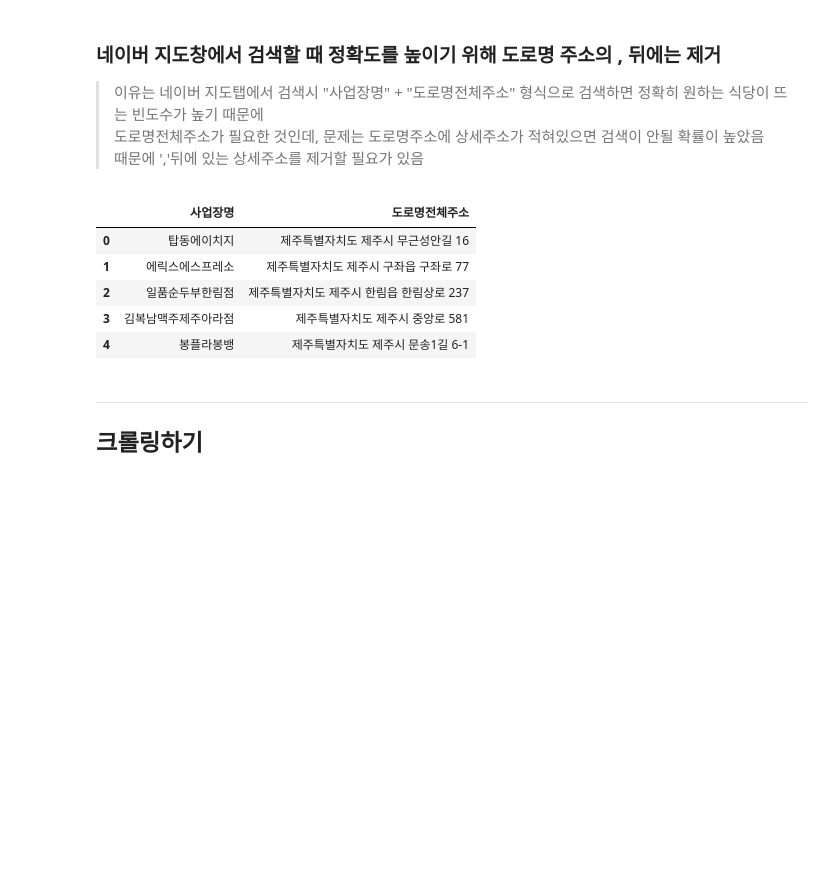
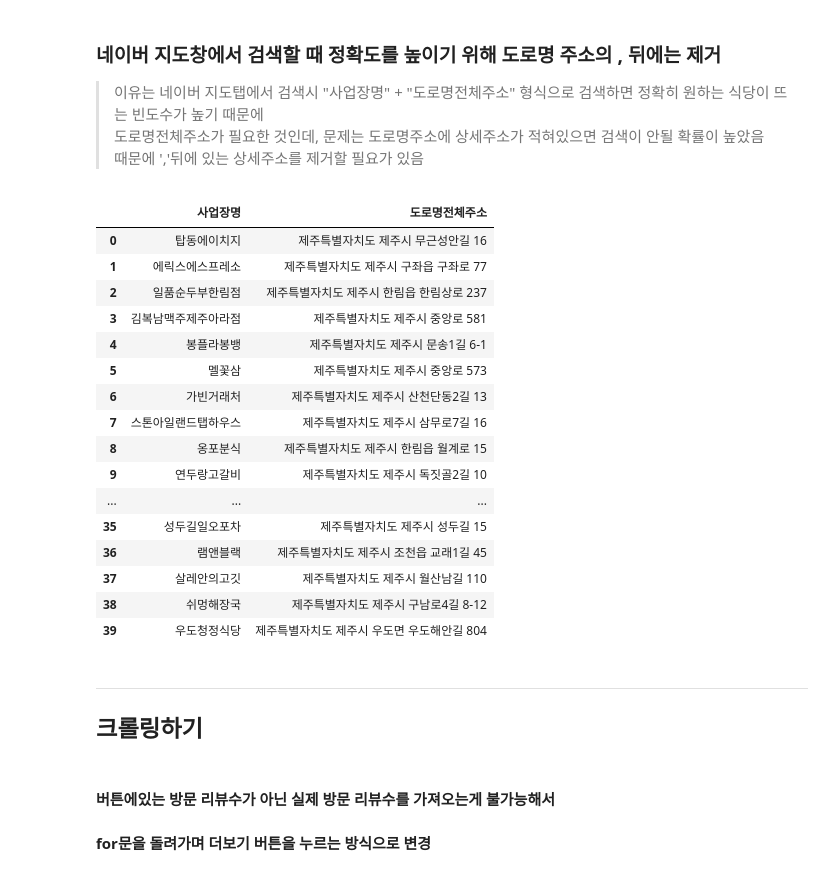
Before and after one commit to JejuTravelApp/DataAnalysis, a Jupyter notebook: TY_제주도식당_scrapy.ipynb, the cells around one changed output. Drawn from its saved outputs; the diff is of its cells as text; code cells hidden in the pictures; blank space fills up the shorter version.

```diff
--- a/TY_제주도식당_scrapy.ipynb
+++ b/TY_제주도식당_scrapy.ipynb
@@ -56,14 +48,25 @@ scrapy_df.head()
 # %%
 scrapy_df['도로명전체주소'] = scrapy_df['도로명전체주소'].str.split(',', n=1).str[0]
 # %%
-scrapy_df.head()
+scrapy_df.head(40)
 # %% [output]
 |  | 사업장명 | 도로명전체주소 |
 | 0 | 탑동에이치지 | 제주특별자치도 제주시 무근성안길 16 |
 | 1 | 에릭스에스프레소 | 제주특별자치도 제주시 구좌읍 구좌로 77 |
 | 2 | 일품순두부한림점 | 제주특별자치도 제주시 한림읍 한림상로 237 |
 | 3 | 김복남맥주제주아라점 | 제주특별자치도 제주시 중앙로 581 |
 | 4 | 봉플라봉뱅 | 제주특별자치도 제주시 문송1길 6-1 |
+| 5 | 멜꽃삼 | 제주특별자치도 제주시 중앙로 573 |
+| 6 | 가빈거래처 | 제주특별자치도 제주시 산천단동2길 13 |
+| 7 | 스톤아일랜드탭하우스 | 제주특별자치도 제주시 삼무로7길 16 |
+| 8 | 옹포분식 | 제주특별자치도 제주시 한림읍 월계로 15 |
+| 9 | 연두랑고갈비 | 제주특별자치도 제주시 독짓골2길 10 |
+| ... | ... | ... |
+| 35 | 성두길일오포차 | 제주특별자치도 제주시 성두길 15 |
+| 36 | 램앤블랙 | 제주특별자치도 제주시 조천읍 교래1길 45 |
+| 37 | 살레안의고깃 | 제주특별자치도 제주시 월산남길 110 |
+| 38 | 쉬멍해장국 | 제주특별자치도 제주시 구남로4길 8-12 |
+| 39 | 우도청정식당 | 제주특별자치도 제주시 우도면 우도해안길 804 |
 # %% [markdown]
 ---
 ## 크롤링하기
@@ -106,0 +120,3 @@ def extract_review():
+# %% [markdown]
+#### 버튼에있는 방문 리뷰수가 아닌 실제 방문 리뷰수를 가져오는게 불가능해서
+#### for문을 돌려가며 더보기 버튼을 누르는 방식으로 변경
```
Also changed, not shown: parts of 9 cells of this notebook, 1 other file.
